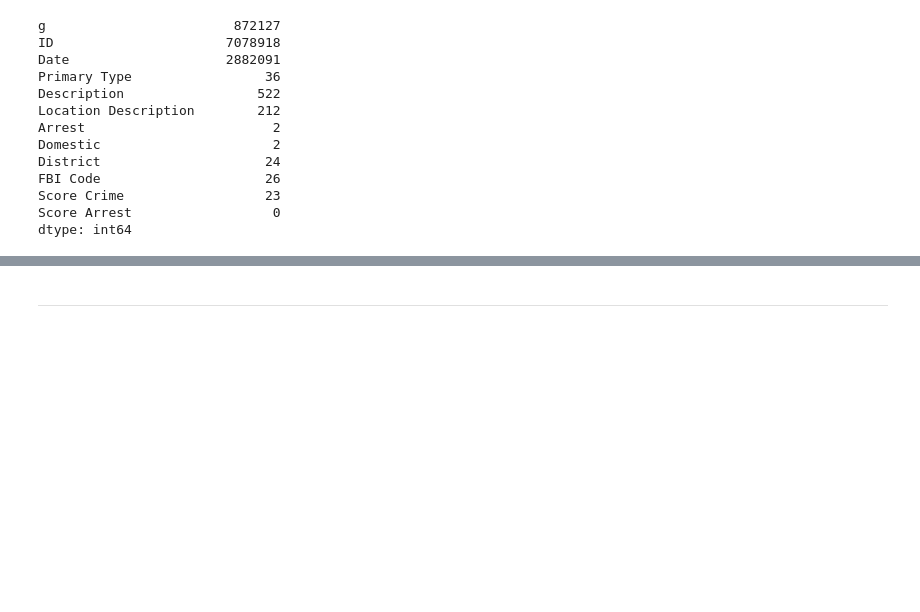
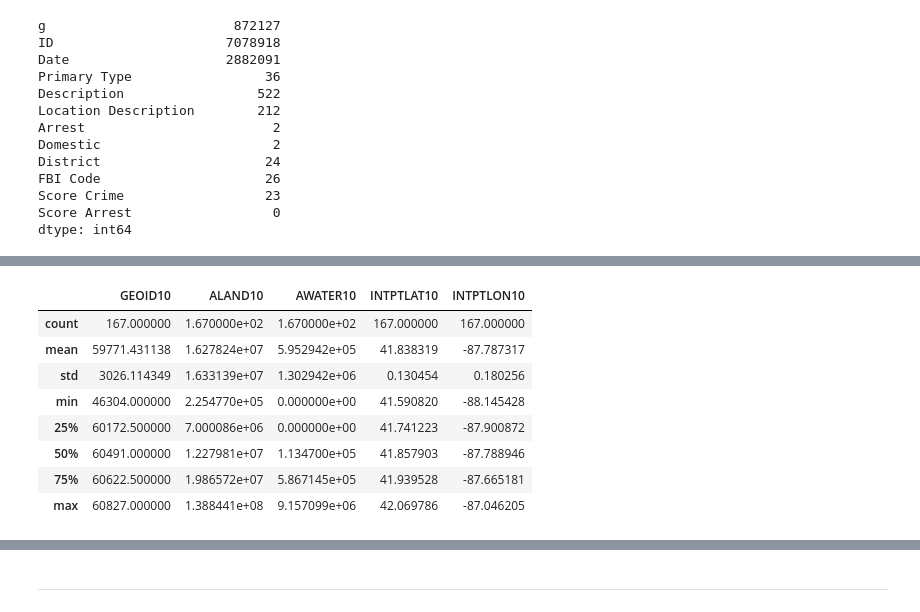
Before and after one commit to Mohammad1722/chicago-crimes_geospatial-analysis, a Jupyter notebook: notebooks/chicago_crimes.ipynb, the cells around one changed output, grey strips where cells are left out. Saved outputs shown, nothing was run; the diff lists cells and outputs as text; code cells hidden in the pictures; blank space fills up the shorter version.

```diff
--- a/notebooks/chicago_crimes.ipynb
+++ b/notebooks/chicago_crimes.ipynb
@@ -106,3 +106,10 @@ FBI Code                     26
 Score Crime                  23
 Score Arrest                  0
 dtype: int64
+# %%
+dfZipCode = pd.read_json("../data/zcta5/TIGER2018_ZCTA5.json", lines=True)
+# %%
+dfZipCode.drop(columns=["ZCTA5CE10", "CLASSFP10", "MTFCC10", "FUNCSTAT10"], inplace=True)
+dfZipCode[["GEOID10", "ALAND10", "AWATER10"]] = dfZipCode[["GEOID10", "ALAND10", "AWATER10"]].astype('Int32')
+dfZipCode['g'] = gpd.GeoSeries.from_wkt(dfZipCode['g'])
+dfZipCode = gpd.GeoDataFrame(dfZipCode, geometry='g')
@@ -108,0 +141,12 @@ dtype: int64
+# %%
+dfZipCode.describe()
+# %% [output]
+|  | GEOID10 | ALAND10 | AWATER10 | INTPTLAT10 | INTPTLON10 |
+| count | 167.000000 | 1.670000e+02 | 1.670000e+02 | 167.000000 | 167.000000 |
+| mean | 59771.431138 | 1.627824e+07 | 5.952942e+05 | 41.838319 | -87.787317 |
+| std | 3026.114349 | 1.633139e+07 | 1.302942e+06 | 0.130454 | 0.180256 |
+| min | 46304.000000 | 2.254770e+05 | 0.000000e+00 | 41.590820 | -88.145428 |
+| 25% | 60172.500000 | 7.000086e+06 | 0.000000e+00 | 41.741223 | -87.900872 |
+| 50% | 60491.000000 | 1.227981e+07 | 1.134700e+05 | 41.857903 | -87.788946 |
+| 75% | 60622.500000 | 1.986572e+07 | 5.867145e+05 | 41.939528 | -87.665181 |
+| max | 60827.000000 | 1.388441e+08 | 9.157099e+06 | 42.069786 | -87.046205 |
```
Also changed, not shown: parts of 8 cells of this notebook.
